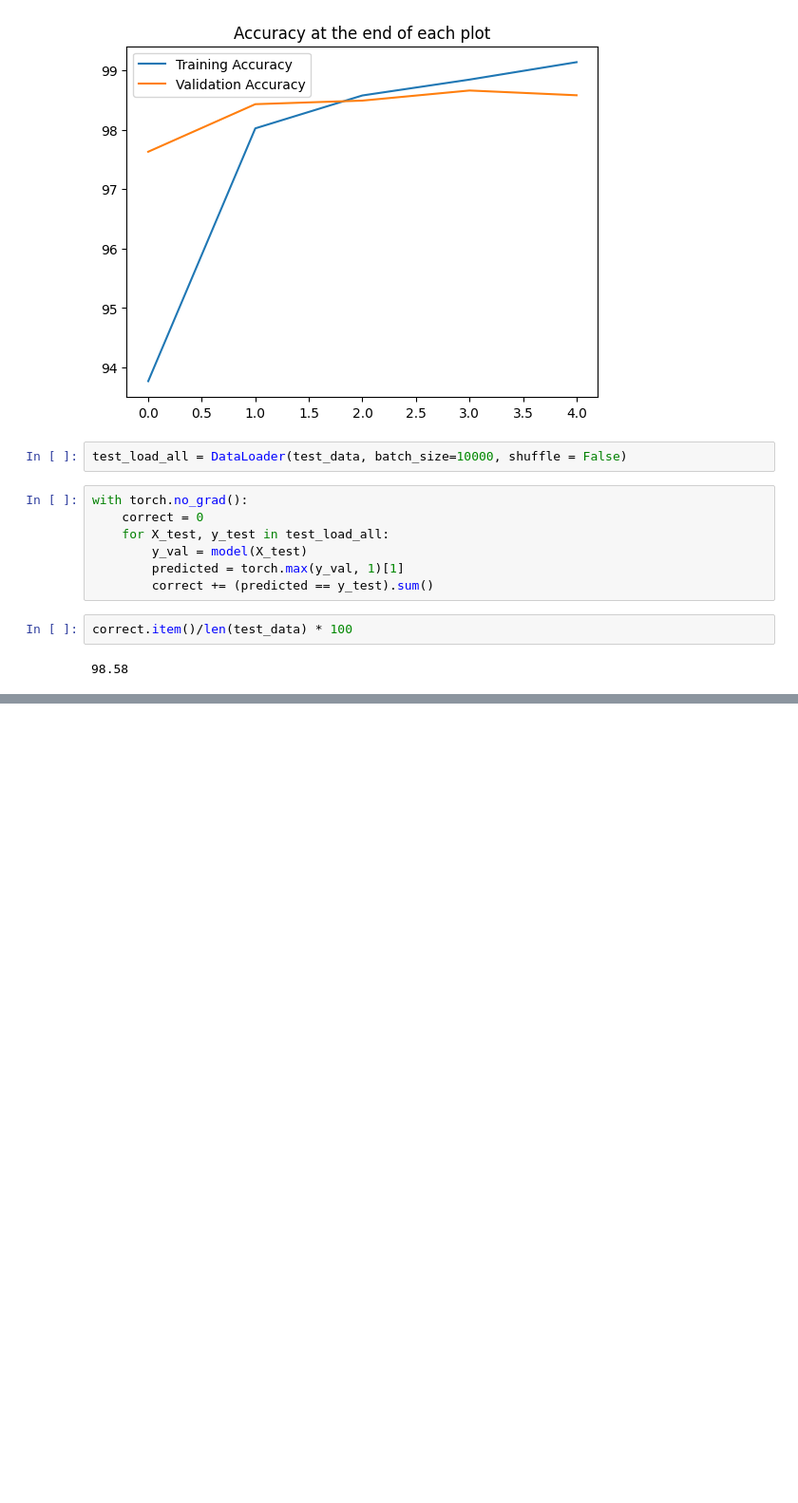
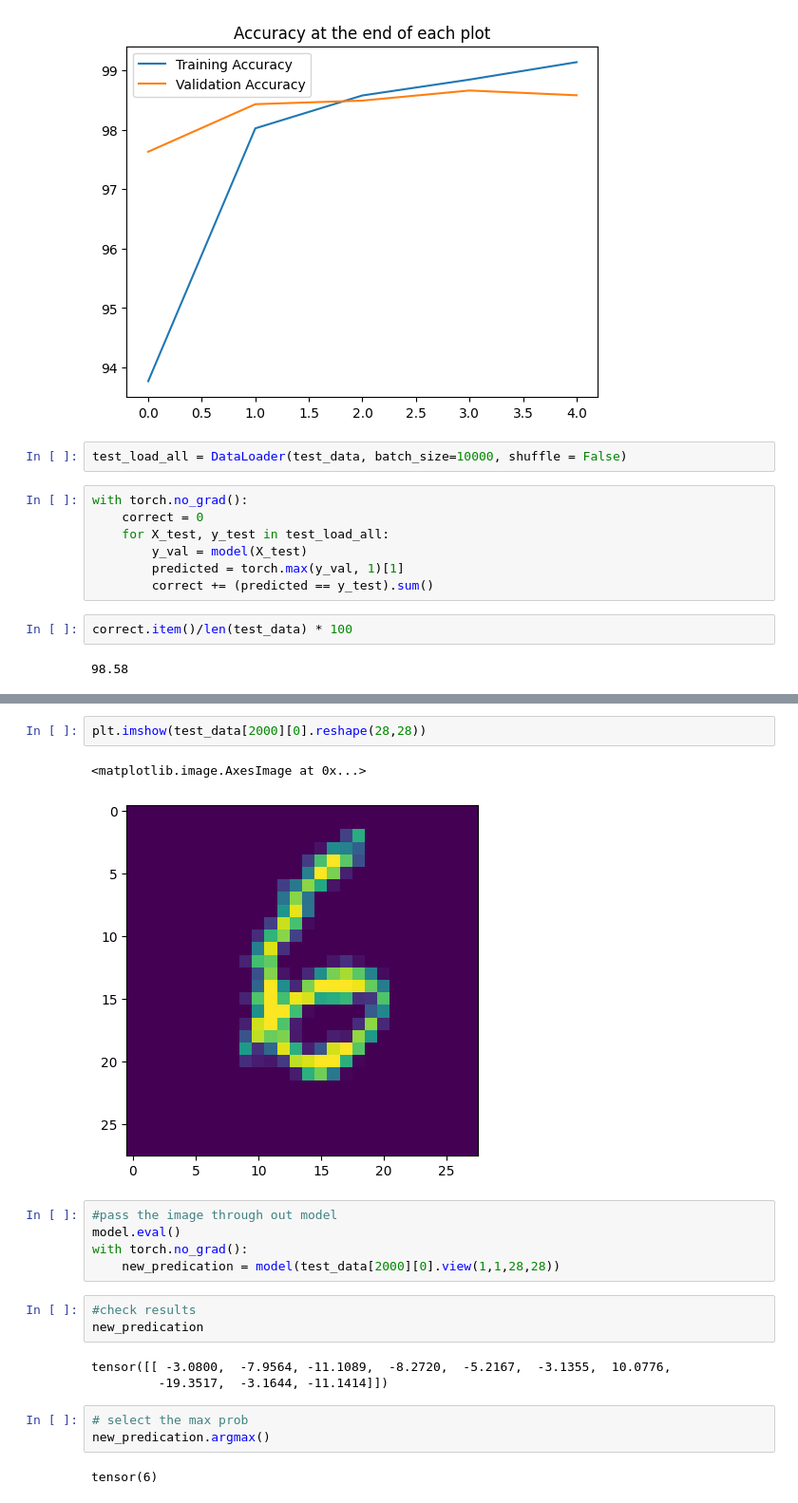
Before and after one commit to aniket-1177/Introduction-to-PyTorch-Deep-Learning, a Jupyter notebook: cnn.ipynb, the cells around one changed output, grey strips where cells are left out. Shown at 95% size. Saved outputs shown, nothing was run; the diff lists cells and outputs as text; blank space fills up the shorter version.

Commit message:
added: test predictions on new data

```diff
--- a/cnn.ipynb
+++ b/cnn.ipynb
@@ -275,0 +340,21 @@ correct.item()/len(test_data) * 100
+# %%
+plt.imshow(test_data[2000][0].reshape(28,28))
+# %% [output]
+<matplotlib.image.AxesImage at 0x...>
+[figure, added]
+# %%
+#pass the image through out model
+model.eval()
+with torch.no_grad():
+    new_predication = model(test_data[2000][0].view(1,1,28,28))
+# %%
+#check results
+new_predication
+# %% [output]
+tensor([[ -3.0800,  -7.9564, -11.1089,  -8.2720,  -5.2167,  -3.1355,  10.0776,
+         -19.3517,  -3.1644, -11.1414]])
+# %%
+# select the max prob
+new_predication.argmax()
+# %% [output]
+tensor(6)
```
Also changed, not shown: parts of 4 cells of this notebook.
